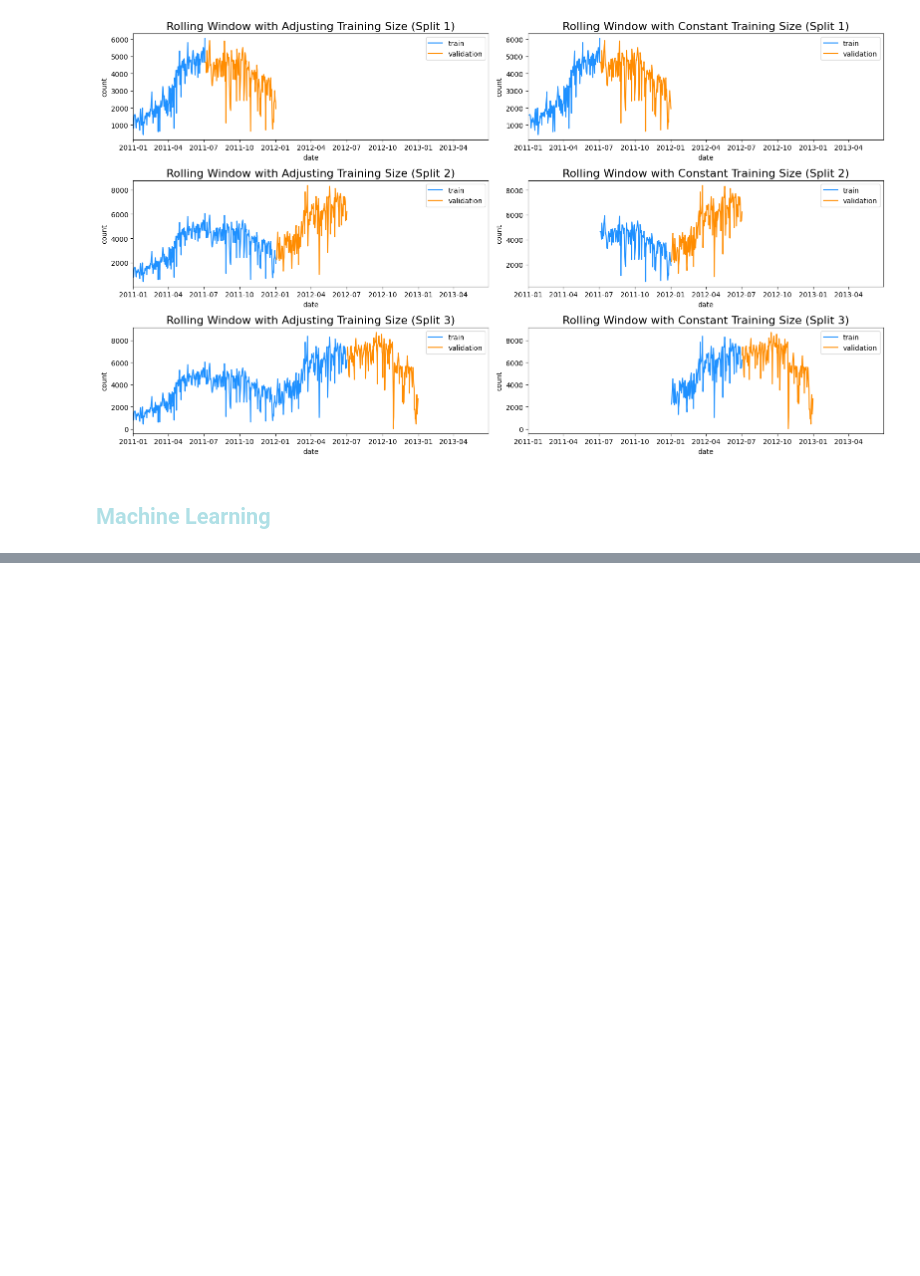
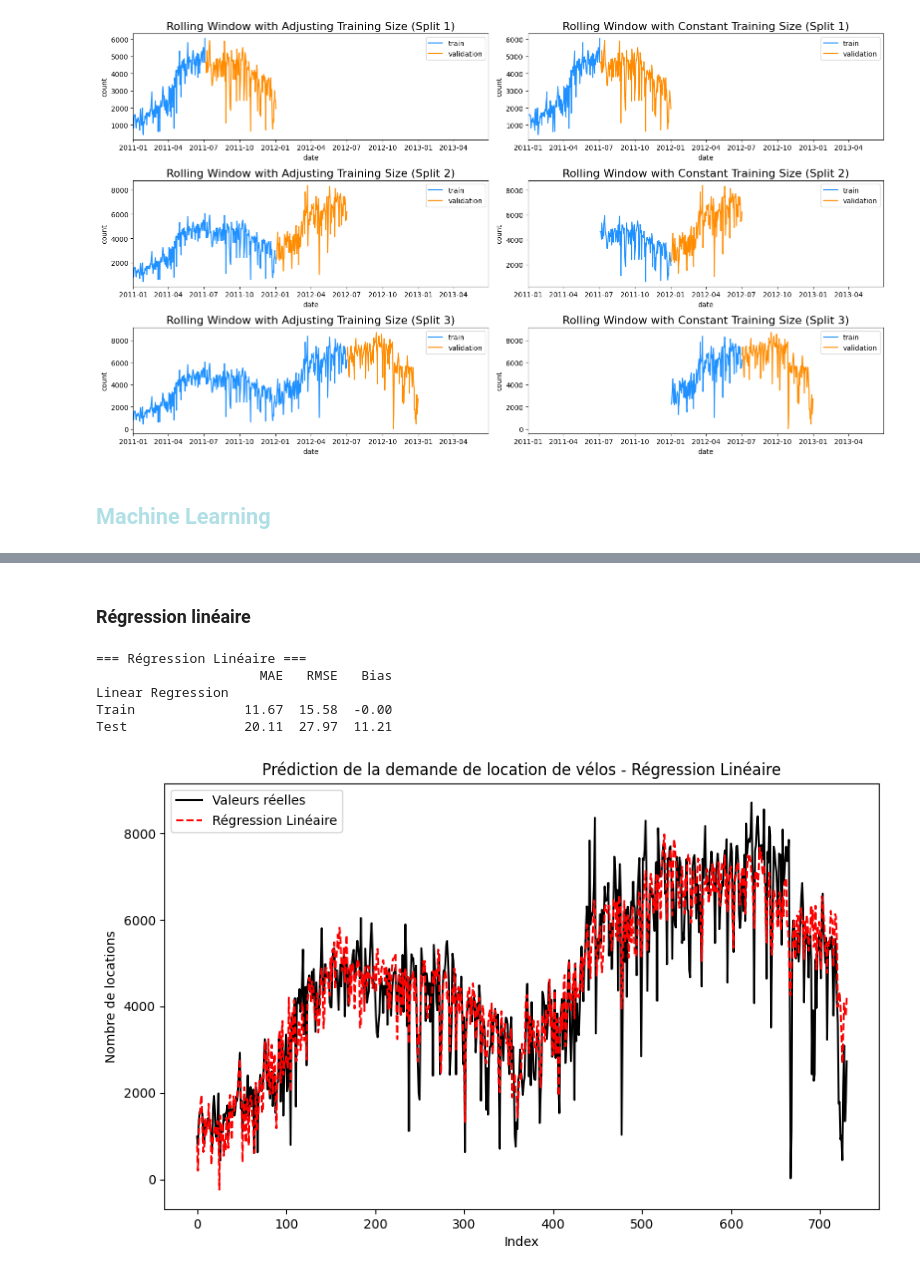
Before and after one commit to ClemRibe/ProjetML, a Jupyter notebook: ProjetML.ipynb, the cells around one changed output, grey strips where cells are left out. Cells and saved outputs as stored; diff of their text form; code cells hidden in the pictures; blank space fills up the shorter version.

```diff
--- a/ProjetML.ipynb
+++ b/ProjetML.ipynb
@@ -28,7 +33,7 @@ day_df = pd.read_csv("./data/day.csv")
 hour_df = pd.read_csv("./data/hour.csv")
 # %%
 def extract_day_of_month(df, date_column):
-    df["day"] = pd.to_datetime(df[date_column]).dt.day
+    df["day"] = pd.to_datetime(df[date_column],format="%Y-%m-%d").dt.day
     return df
 # %%
 day_df = extract_day_of_month(day_df, "dteday")
@@ -595,0 +508,28 @@ print(f"Average Relative RMSE across folds: {average_relative_rmse:.2f}%")
+# %% [markdown]
+### Régression linéaire
+# %%
+print("\n=== Régression Linéaire ===")
+linear_model = LinearRegression()
+linear_model.fit(X_train, y_train)
+y_pred_train_lr = linear_model.predict(X_train)
+y_pred_test_lr = linear_model.predict(X_test)
+kpi_results['Linear Regression'] = compute_KPIs(y_train, y_pred_train_lr, y_test, y_pred_test_lr, name='Linear Regression')
+
+y_pred = np.append(y_pred_train_lr,y_pred_test_lr)
+
+
+plt.figure(figsize=(10, 6))
+plt.plot(y.values, label='Valeurs réelles', color='black')
+plt.plot(y_pred, label='Régression Linéaire', linestyle='--', color='red')
+plt.xlabel('Index')
+plt.ylabel('Nombre de locations')
+plt.title('Prédiction de la demande de location de vélos - Régression Linéaire')
+plt.legend()
+plt.show()
+# %% [output]
+=== Régression Linéaire ===
+                     MAE   RMSE   Bias
+Linear Regression
+Train              11.67  15.58  -0.00
+Test               20.11  27.97  11.21
+[figure, added]
```
Also changed, not shown: parts of 26 cells of this notebook, 1 other file.
